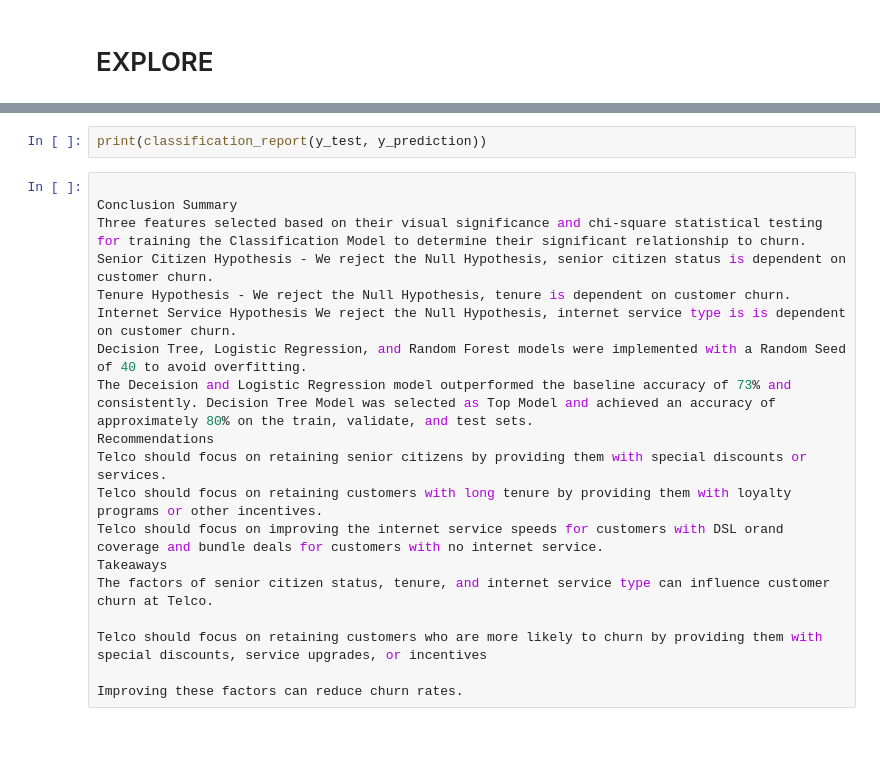
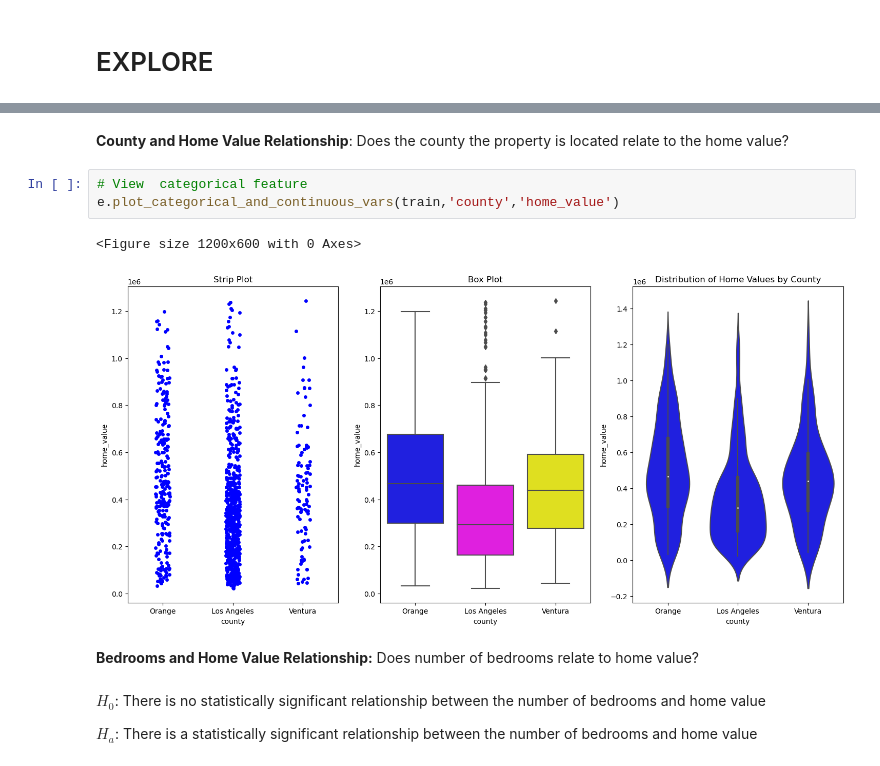
Before and after one commit to Miatta-Sinayoko/Zillow-Regression-Project, a Jupyter notebook: Zillow Regression rough draft.ipynb, the cells around one changed output, grey strips where cells are left out. Drawn from its saved outputs; the diff is of its cells as text; blank space fills up the shorter version.

Commit message:
add Zillow\ Regression\ rough\ draft.ipynb

```diff
--- a/Zillow Regression rough draft.ipynb
+++ b/Zillow Regression rough draft.ipynb
@@ -480,21 +252,14 @@ y_test_pred.head()
-# %%
-print(classification_report(y_test, y_prediction))
-# %%
-
-Conclusion Summary
-Three features selected based on their visual significance and chi-square statistical testing for training the Classification Model to determine their significant relationship to churn.
-Senior Citizen Hypothesis - We reject the Null Hypothesis, senior citizen status is dependent on customer churn.
-Tenure Hypothesis - We reject the Null Hypothesis, tenure is dependent on customer churn.
-Internet Service Hypothesis We reject the Null Hypothesis, internet service type is is dependent on customer churn.
-Decision Tree, Logistic Regression, and Random Forest models were implemented with a Random Seed of 40 to avoid overfitting.
-The Deceision and Logistic Regression model outperformed the baseline accuracy of 73% and consistently. Decision Tree Model was selected as Top Model and achieved an accuracy of approximately 80% on the train, validate, and test sets.
-Recommendations
-Telco should focus on retaining senior citizens by providing them with special discounts or services.
-Telco should focus on retaining customers with long tenure by providing them with loyalty programs or other incentives.
-Telco should focus on improving the internet service speeds for customers with DSL orand coverage and bundle deals for customers with no internet service.
-Takeaways
-The factors of senior citizen status, tenure, and internet service type can influence customer churn at Telco.
-
-Telco should focus on retaining customers who are more likely to churn by providing them with special discounts, service upgrades, or incentives
-
-Improving these factors can reduce churn rates.
+# %% [markdown]
+ **County and Home Value Relationship**: Does the county the property is located relate to the home value?
+# %%
+# View  categorical feature
+e.plot_categorical_and_continuous_vars(train,'county','home_value')
+# %% [output]
+<Figure size 1200x600 with 0 Axes>
+[figure, added]
+# %% [markdown]
+**Bedrooms and Home Value Relationship:** Does number of bedrooms relate to home value?
+# %% [markdown]
+**$H_{0}$**: There is no statistically significant relationship between the number of bedrooms and home value
+
+**$H_{a}$**: There is a statistically significant relationship between the number of bedrooms and home value
```
Also changed, not shown: parts of 86 cells of this notebook.
